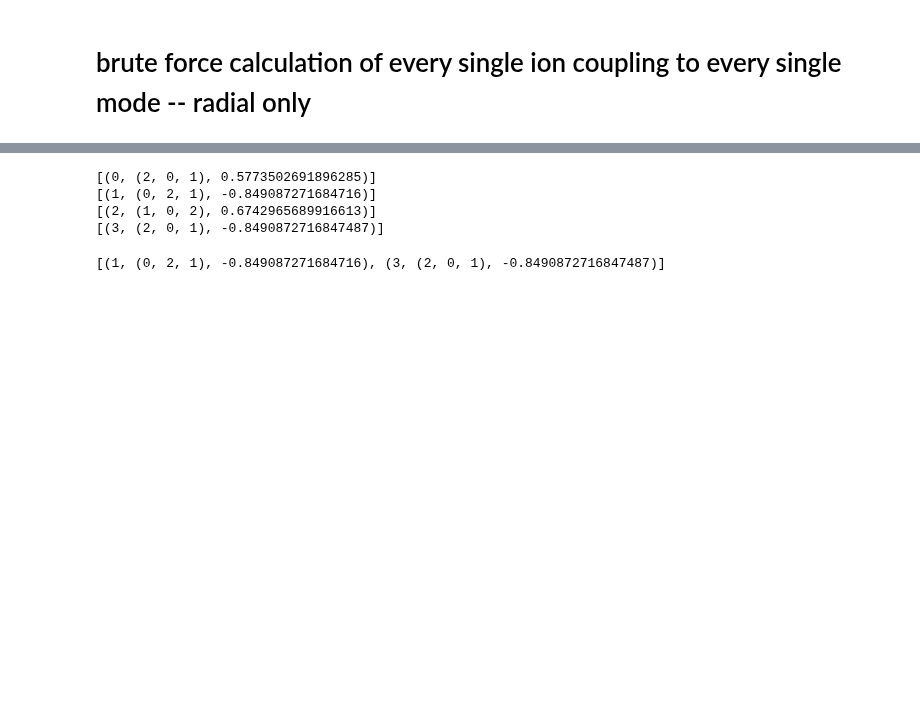
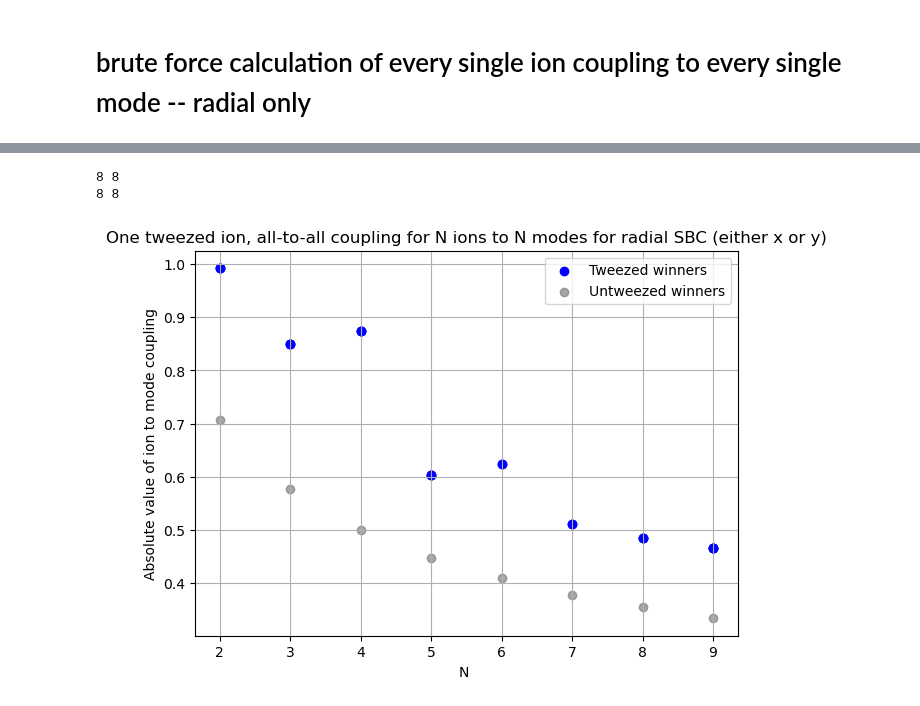
Before and after one commit to SQRLab/BladeRunner, a Jupyter notebook: Tweezers/SBC_Speedup.ipynb, the cells around one changed output, grey strips where cells are left out. Cells and saved outputs as stored; diff of their text form; code cells hidden in the pictures; blank space fills up the shorter version.

Commit message:
fixing build mode series and combinations

```diff
--- a/Tweezers/SBC_Speedup.ipynb
+++ b/Tweezers/SBC_Speedup.ipynb
@@ -707,18 +540,63 @@ min_tweeze_2 = condense_by_min_abs(tweeze2)
 # %%
-best_untweezed = filter_by_max_min_abs(min_untweezed)
-best_tweeze_0 = filter_by_max_min_abs(min_tweeze_0)
-best_tweeze_1 = filter_by_max_min_abs(min_tweeze_1)
-best_tweeze_2 = filter_by_max_min_abs(min_tweeze_2)
-print(best_untweezed)
-print(best_tweeze_0)
-print(best_tweeze_1)
-print(best_tweeze_2)
+P_opt = [100e-3]
+w0 = 1e-6
+f_rf_r = 1e6
+
+results = []
+for Ni in range(2, 10):
+    winners = run_optimal_mode_selection_tweezed_only(
+        omega_tweezer,
+        linewidths,
+        omega_res,
+        m,
+        mode_calc_r,
+        Ni,
+        f_rf_r,
+        P_opt,
+        w0,
+        max_tweezed=1,
+    )
+    results.append((Ni, winners))
+
+untweezed_results = []
+for Ni in range(2, 10):
+    winners = run_optimal_mode_selection_untweezed_only(
+        omega_tweezer,
+        linewidths,
+        omega_res,
+        m,
+        mode_calc_r,
+        Ni,
+        f_rf_r,
+        P_opt,
+        w0,
+    )
+    untweezed_results.append((Ni, winners))
-# %% [output]
-[(0, (2, 0, 1), 0.5773502691896285)]
-[(1, (0, 2, 1), -0.849087271684716)]
-[(2, (1, 0, 2), 0.6742965689916613)]
-[(3, (2, 0, 1), -0.8490872716847487)]
-# %%
-select_global_max_min_abs([best_untweezed, best_tweeze_0, best_tweeze_1, best_tweeze_2])
-# %% [output]
-[(1, (0, 2, 1), -0.849087271684716), (3, (2, 0, 1), -0.8490872716847487)]
+# %%
+x = [N for N, winners in results]
+y = [abs(winners[0][2]) for N, winners in results]
+print(len(x), len(y))
+
+for N, winners in results:  # results = tweezed winners
+    for w in winners:
+        x.append(N)
+        y.append(abs(w[2]))
+
+x_untweezed = [N for N, winners in untweezed_results]
+y_untweezed = [abs(winners[0][2]) for N, winners in untweezed_results]
+print(len(x_untweezed), len(y_untweezed))
+
+# Plot
+plt.figure(figsize=(7,5))
+plt.scatter(x, y, color='blue', label='Tweezed winners')
+plt.scatter(x_untweezed, y_untweezed, color='gray', label='Untweezed winners', alpha=0.7)
+plt.xlabel("N ")
+plt.ylabel("Absolute value of ion to mode coupling")
+plt.title("One tweezed ion, all-to-all coupling for N ions to N modes for radial SBC (either x or y)")
+plt.grid(True)
+plt.legend()
+plt.show()
+# %% [output]
+8 8
+8 8
+[figure, added]
```
Also changed, not shown: parts of 9 cells of this notebook, 1 other file.
